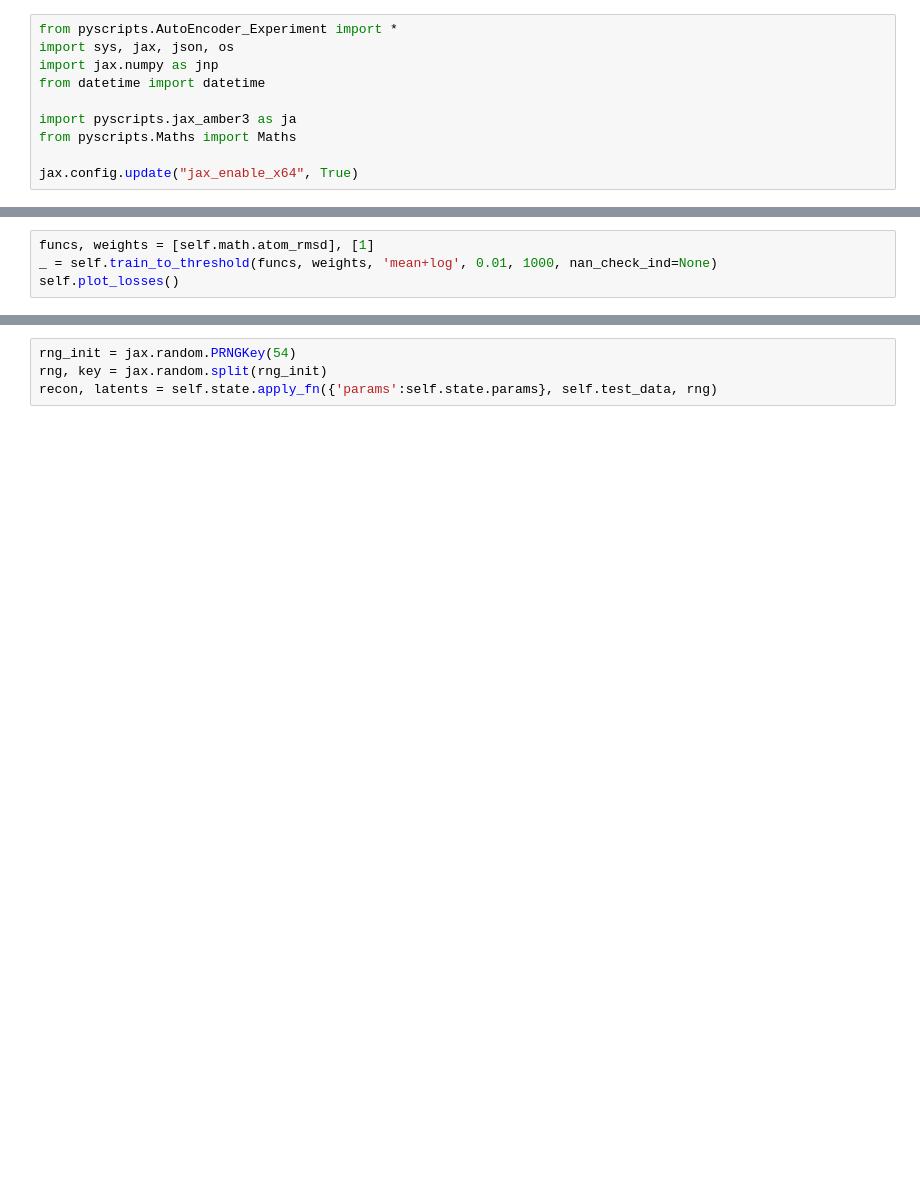
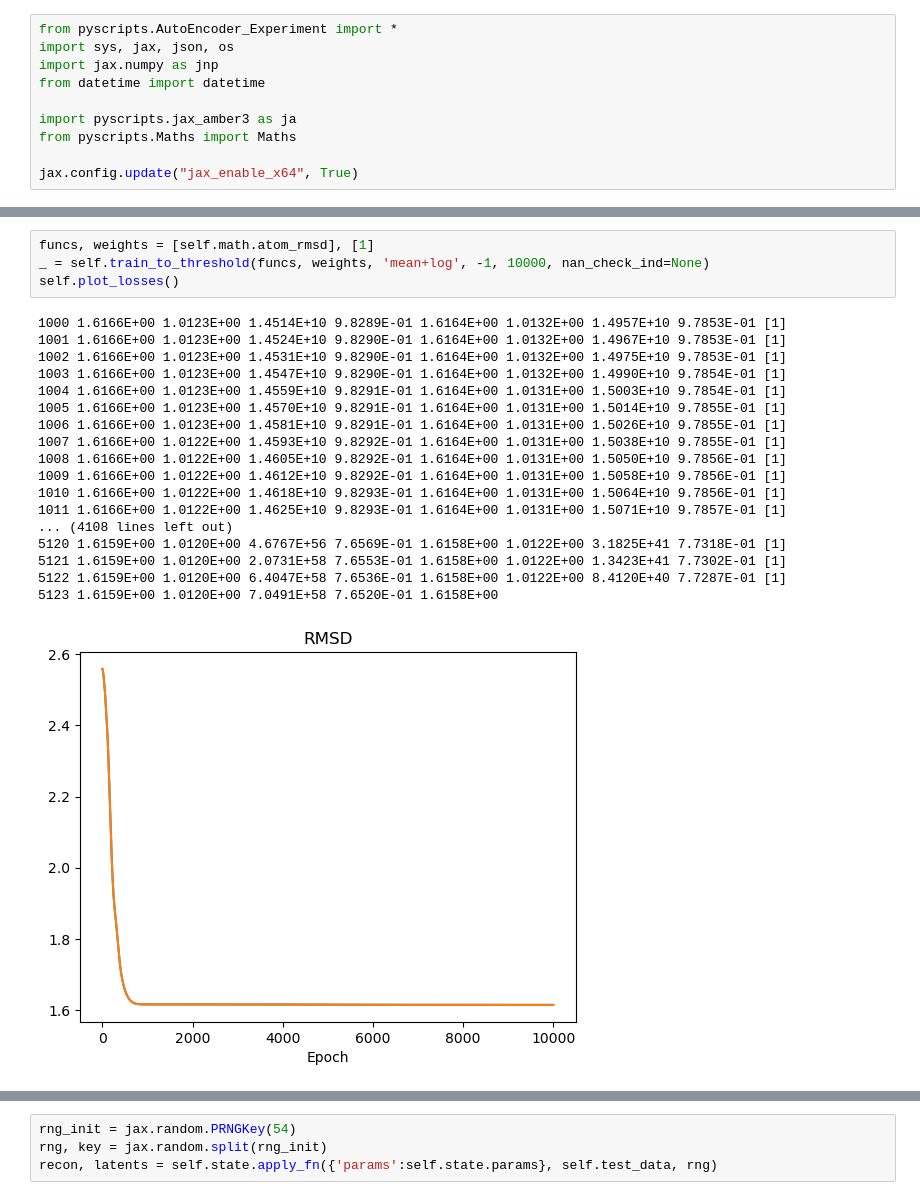
Before and after one commit to CCBatIIT/Deep-MMS, a Jupyter notebook: RUN.ipynb, the cells around one changed output, grey strips where cells are left out. Cells and saved outputs as stored; diff of their text form; blank space fills up the shorter version.

```diff
--- a/RUN.ipynb
+++ b/RUN.ipynb
@@ -54,4 +82,23 @@ ValueError: axis -1 is out of bounds for array of dimension 0
 # %%
 funcs, weights = [self.math.atom_rmsd], [1]
-_ = self.train_to_threshold(funcs, weights, 'mean+log', 0.01, 1000, nan_check_ind=None)
+_ = self.train_to_threshold(funcs, weights, 'mean+log', -1, 10000, nan_check_ind=None)
 self.plot_losses()
+# %% [output]
+1000 1.6166E+00 1.0123E+00 1.4514E+10 9.8289E-01 1.6164E+00 1.0132E+00 1.4957E+10 9.7853E-01 [1]
+1001 1.6166E+00 1.0123E+00 1.4524E+10 9.8290E-01 1.6164E+00 1.0132E+00 1.4967E+10 9.7853E-01 [1]
+1002 1.6166E+00 1.0123E+00 1.4531E+10 9.8290E-01 1.6164E+00 1.0132E+00 1.4975E+10 9.7853E-01 [1]
+1003 1.6166E+00 1.0123E+00 1.4547E+10 9.8290E-01 1.6164E+00 1.0132E+00 1.4990E+10 9.7854E-01 [1]
+1004 1.6166E+00 1.0123E+00 1.4559E+10 9.8291E-01 1.6164E+00 1.0131E+00 1.5003E+10 9.7854E-01 [1]
+1005 1.6166E+00 1.0123E+00 1.4570E+10 9.8291E-01 1.6164E+00 1.0131E+00 1.5014E+10 9.7855E-01 [1]
+1006 1.6166E+00 1.0123E+00 1.4581E+10 9.8291E-01 1.6164E+00 1.0131E+00 1.5026E+10 9.7855E-01 [1]
+1007 1.6166E+00 1.0122E+00 1.4593E+10 9.8292E-01 1.6164E+00 1.0131E+00 1.5038E+10 9.7855E-01 [1]
+1008 1.6166E+00 1.0122E+00 1.4605E+10 9.8292E-01 1.6164E+00 1.0131E+00 1.5050E+10 9.7856E-01 [1]
+1009 1.6166E+00 1.0122E+00 1.4612E+10 9.8292E-01 1.6164E+00 1.0131E+00 1.5058E+10 9.7856E-01 [1]
+1010 1.6166E+00 1.0122E+00 1.4618E+10 9.8293E-01 1.6164E+00 1.0131E+00 1.5064E+10 9.7856E-01 [1]
+1011 1.6166E+00 1.0122E+00 1.4625E+10 9.8293E-01 1.6164E+00 1.0131E+00 1.5071E+10 9.7857E-01 [1]
+... (4108 lines left out)
+5120 1.6159E+00 1.0120E+00 4.6767E+56 7.6569E-01 1.6158E+00 1.0122E+00 3.1825E+41 7.7318E-01 [1]
+5121 1.6159E+00 1.0120E+00 2.0731E+58 7.6553E-01 1.6158E+00 1.0122E+00 1.3423E+41 7.7302E-01 [1]
+5122 1.6159E+00 1.0120E+00 6.4047E+58 7.6536E-01 1.6158E+00 1.0122E+00 8.4120E+40 7.7287E-01 [1]
+5123 1.6159E+00 1.0120E+00 7.0491E+58 7.6520E-01 1.6158E+00
+[figure, added]
```
Also changed, not shown: parts of 26 cells of this notebook, 17 other files.
